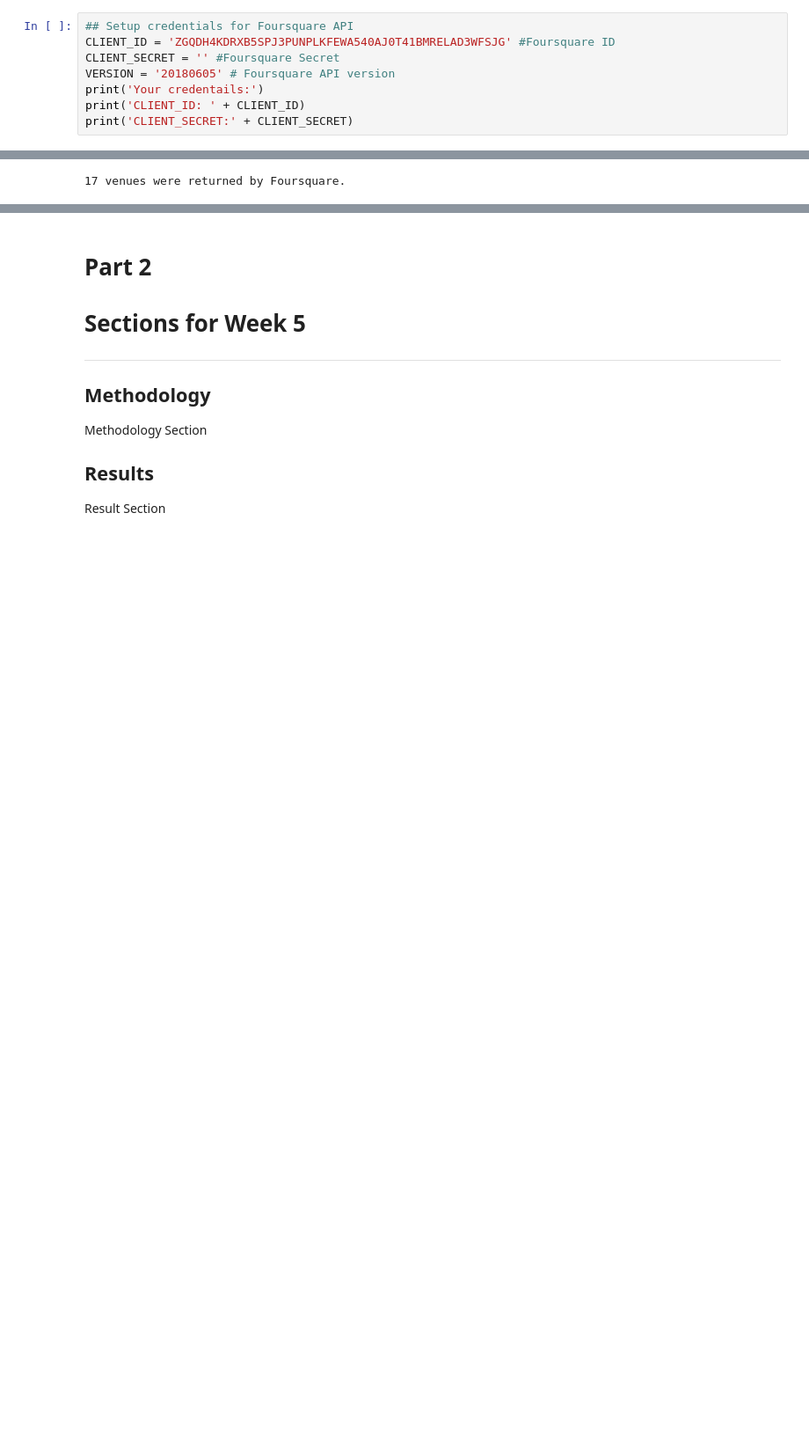
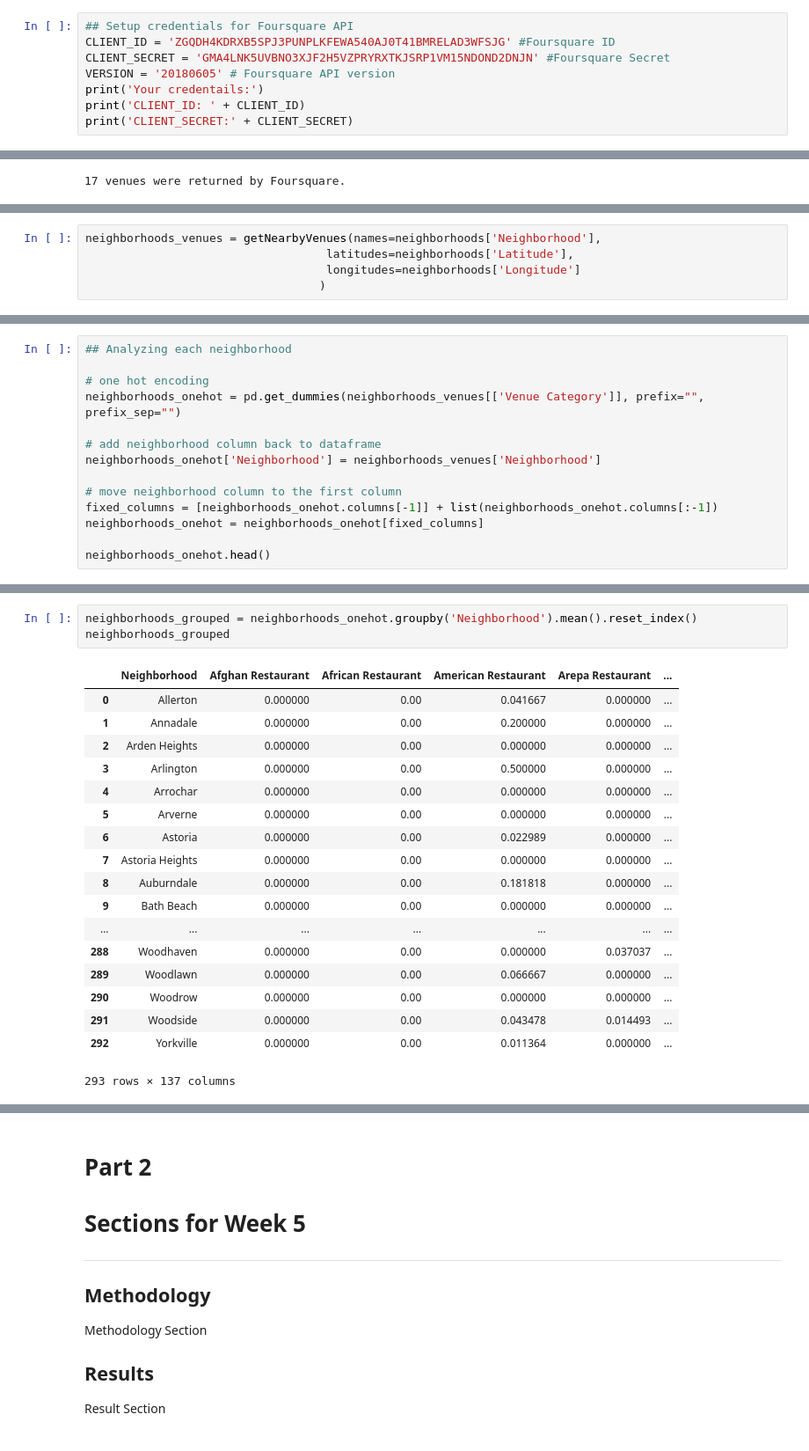
Before and after one commit to MayureshBakshi/Coursera_Capstone, a Jupyter notebook: Applied Data Science Capstone Week 4.ipynb, the cells around one changed output, grey strips where cells are left out. Shown at 88% size. Drawn from its saved outputs; the diff is of its cells as text; blank space fills up the shorter version.

Commit message:
Updated Data, Foursquare API calls

```diff
--- a/Applied Data Science Capstone Week 4.ipynb
+++ b/Applied Data Science Capstone Week 4.ipynb
@@ -236,7 +236,7 @@ map_newyork
 # %%
 ## Setup credentials for Foursquare API
 CLIENT_ID = 'ZGQDH4KDRXB5SPJ3PUNPLKFEWA540AJ0T41BMRELAD3WFSJG' #Foursquare ID
-CLIENT_SECRET = '' #Foursquare Secret
+CLIENT_SECRET = 'GMA4LNK5UVBNO3XJF2H5VZPRYRXTKJSRP1VM15NDOND2DNJN' #Foursquare Secret
 VERSION = '20180605' # Foursquare API version
 print('Your credentails:')
 print('CLIENT_ID: ' + CLIENT_ID)
@@ -318,0 +363,5 @@ print('{} venues were returned by Foursquare.'.format(nearby_venues.shape[0]))
+# %%
+neighborhoods_venues = getNearbyVenues(names=neighborhoods['Neighborhood'],
+                                   latitudes=neighborhoods['Latitude'],
+                                   longitudes=neighborhoods['Longitude']
+                                  )
@@ -318,0 +425,14 @@ print('{} venues were returned by Foursquare.'.format(nearby_venues.shape[0]))
+# %%
+## Analyzing each neighborhood
+
+# one hot encoding
+neighborhoods_onehot = pd.get_dummies(neighborhoods_venues[['Venue Category']], prefix="", prefix_sep="")
+
+# add neighborhood column back to dataframe
+neighborhoods_onehot['Neighborhood'] = neighborhoods_venues['Neighborhood']
+
+# move neighborhood column to the first column
+fixed_columns = [neighborhoods_onehot.columns[-1]] + list(neighborhoods_onehot.columns[:-1])
+neighborhoods_onehot = neighborhoods_onehot[fixed_columns]
+
+neighborhoods_onehot.head()
@@ -318,0 +453,22 @@ print('{} venues were returned by Foursquare.'.format(nearby_venues.shape[0]))
+# %%
+neighborhoods_grouped = neighborhoods_onehot.groupby('Neighborhood').mean().reset_index()
+neighborhoods_grouped
+# %% [output]
+|  | Neighborhood | Afghan Restaurant | African Restaurant | American Restaurant | Arepa Restaurant | ... |
+| 0 | Allerton | 0.000000 | 0.00 | 0.041667 | 0.000000 | ... |
+| 1 | Annadale | 0.000000 | 0.00 | 0.200000 | 0.000000 | ... |
+| 2 | Arden Heights | 0.000000 | 0.00 | 0.000000 | 0.000000 | ... |
+| 3 | Arlington | 0.000000 | 0.00 | 0.500000 | 0.000000 | ... |
+| 4 | Arrochar | 0.000000 | 0.00 | 0.000000 | 0.000000 | ... |
+| 5 | Arverne | 0.000000 | 0.00 | 0.000000 | 0.000000 | ... |
+| 6 | Astoria | 0.000000 | 0.00 | 0.022989 | 0.000000 | ... |
+| 7 | Astoria Heights | 0.000000 | 0.00 | 0.000000 | 0.000000 | ... |
+| 8 | Auburndale | 0.000000 | 0.00 | 0.181818 | 0.000000 | ... |
+| 9 | Bath Beach | 0.000000 | 0.00 | 0.000000 | 0.000000 | ... |
+| ... | ... | ... | ... | ... | ... | ... |
+| 288 | Woodhaven | 0.000000 | 0.00 | 0.000000 | 0.037037 | ... |
+| 289 | Woodlawn | 0.000000 | 0.00 | 0.066667 | 0.000000 | ... |
+| 290 | Woodrow | 0.000000 | 0.00 | 0.000000 | 0.000000 | ... |
+| 291 | Woodside | 0.000000 | 0.00 | 0.043478 | 0.014493 | ... |
+| 292 | Yorkville | 0.000000 | 0.00 | 0.011364 | 0.000000 | ... |
+293 rows × 137 columns
```
Also changed, not shown: parts of 14 cells of this notebook.
